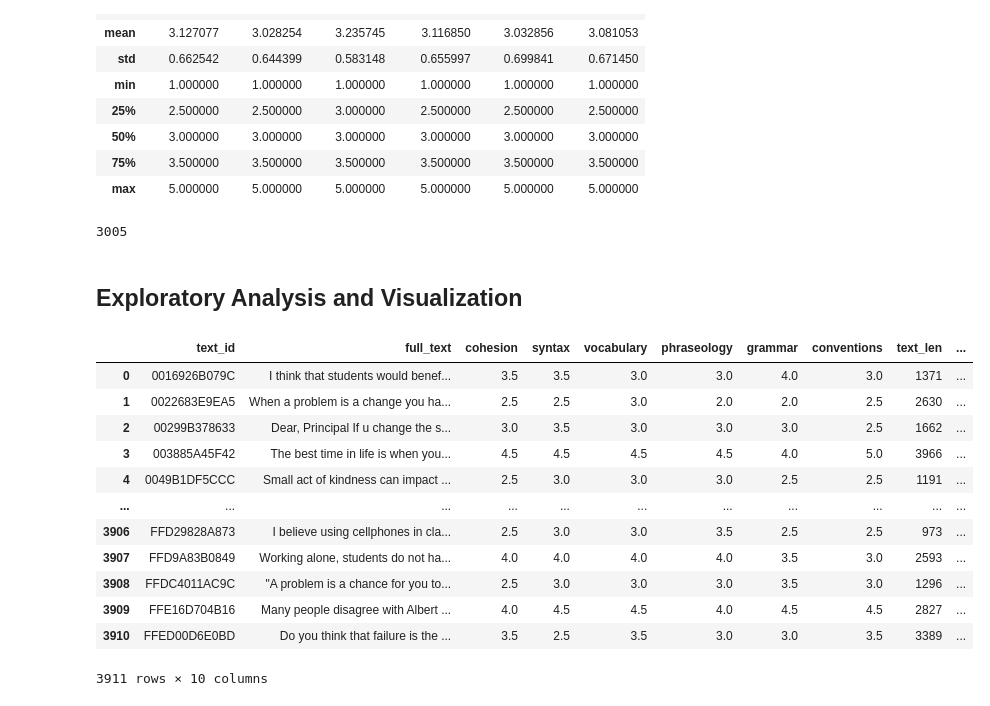
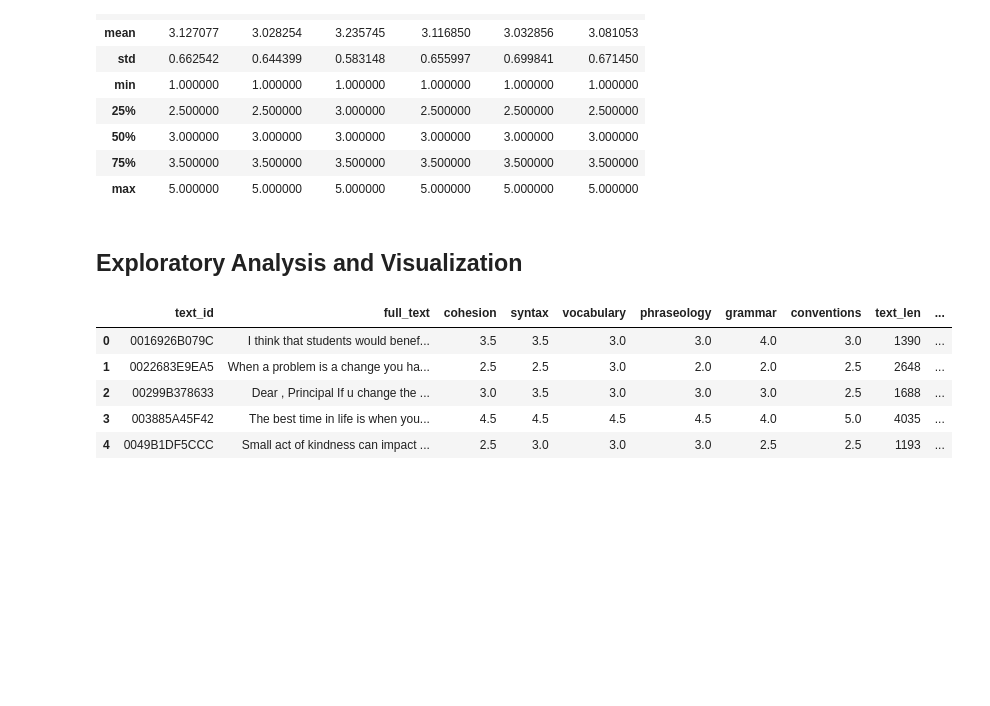
Before and after one commit to anovaYa/DA-Projects, a Jupyter notebook: ELL EDA/ell.ipynb, the cells around one changed output. Cells and saved outputs as stored; diff of their text form; code cells hidden in the pictures; blank space fills up the shorter version.

```diff
--- a/ELL EDA/ell.ipynb
+++ b/ELL EDA/ell.ipynb
@@ -81,36 +83,33 @@ ellTrainData.describe()
 | 50% | 3.000000 | 3.000000 | 3.000000 | 3.000000 | 3.000000 | 3.000000 |
 | 75% | 3.500000 | 3.500000 | 3.500000 | 3.500000 | 3.500000 | 3.500000 |
 | max | 5.000000 | 5.000000 | 5.000000 | 5.000000 | 5.000000 | 5.000000 |
+# %%
+ellTrainData['full_text'] = ellTrainData['full_text'].astype(str)
 # %%
-ellTrainData['full_text'] = ellTrainData['full_text'].replace(r'[^A-Za-z0-9.,!?\'\"]+', ' ', regex=True)
+ellTrainData['full_text'] = ellTrainData['full_text'].replace(r'[^A-Za-z0-9.,!?\']+', ' ', regex=True)
-# %%
-num = 0
-for i in range(3911):
-    num += ellTrainData['full_text'][i].count('\"')
-num
-# %% [output]
-3005
+# %%
+def remove_extra_whitespaces_func(text):
+    return re.sub(r'^\s*|\s\s*', ' ', text).strip()
+
+def add_whitespaces_func(text):
+    return re.sub('(?<![A-Z])([.,-])(?![A-Z]+)', r' \g<1> ', text)
+# %%
+ellTrainData['full_text'] = ellTrainData['full_text'].apply(add_whitespaces_func)
+ellTrainData['full_text'] = ellTrainData['full_text'].apply(remove_extra_whitespaces_func)
 # %% [markdown]
 ## Exploratory Analysis and Visualization
 # %%
 ellTrainData['text_len'] = ellTrainData['full_text'].apply(lambda x: len(x))
 ellTrainData['words_num'] = ellTrainData['full_text'].apply(lambda x: len(x.split()))
 # %%
-ellTrainData
+ellTrainData.head()
 # %% [output]
 |  | text_id | full_text | cohesion | syntax | vocabulary | phraseology | grammar | conventions | text_len | ... |
-| 0 | 0016926B079C | I think that students would benef... | 3.5 | 3.5 | 3.0 | 3.0 | 4.0 | 3.0 | 1371 | ... |
-| 1 | 0022683E9EA5 | When a problem is a change you ha... | 2.5 | 2.5 | 3.0 | 2.0 | 2.0 | 2.5 | 2630 | ... |
-| 2 | 00299B378633 | Dear, Principal If u change the s... | 3.0 | 3.5 | 3.0 | 3.0 | 3.0 | 2.5 | 1662 | ... |
-| 3 | 003885A45F42 | The best time in life is when you... | 4.5 | 4.5 | 4.5 | 4.5 | 4.0 | 5.0 | 3966 | ... |
-| 4 | 0049B1DF5CCC | Small act of kindness can impact ... | 2.5 | 3.0 | 3.0 | 3.0 | 2.5 | 2.5 | 1191 | ... |
-| ... | ... | ... | ... | ... | ... | ... | ... | ... | ... | ... |
-| 3906 | FFD29828A873 | I believe using cellphones in cla... | 2.5 | 3.0 | 3.0 | 3.5 | 2.5 | 2.5 | 973 | ... |
-| 3907 | FFD9A83B0849 | Working alone, students do not ha... | 4.0 | 4.0 | 4.0 | 4.0 | 3.5 | 3.0 | 2593 | ... |
-| 3908 | FFDC4011AC9C | "A problem is a chance for you to... | 2.5 | 3.0 | 3.0 | 3.0 | 3.5 | 3.0 | 1296 | ... |
-| 3909 | FFE16D704B16 | Many people disagree with Albert ... | 4.0 | 4.5 | 4.5 | 4.0 | 4.5 | 4.5 | 2827 | ... |
-| 3910 | FFED00D6E0BD | Do you think that failure is the ... | 3.5 | 2.5 | 3.5 | 3.0 | 3.0 | 3.5 | 3389 | ... |
+| 0 | 0016926B079C | I think that students would benef... | 3.5 | 3.5 | 3.0 | 3.0 | 4.0 | 3.0 | 1390 | ... |
+| 1 | 0022683E9EA5 | When a problem is a change you ha... | 2.5 | 2.5 | 3.0 | 2.0 | 2.0 | 2.5 | 2648 | ... |
+| 2 | 00299B378633 | Dear , Principal If u change the ... | 3.0 | 3.5 | 3.0 | 3.0 | 3.0 | 2.5 | 1688 | ... |
+| 3 | 003885A45F42 | The best time in life is when you... | 4.5 | 4.5 | 4.5 | 4.5 | 4.0 | 5.0 | 4035 | ... |
+| 4 | 0049B1DF5CCC | Small act of kindness can impact ... | 2.5 | 3.0 | 3.0 | 3.0 | 2.5 | 2.5 | 1193 | ... |
-3911 rows × 10 columns
 # %%
 # Length of full_text and words num
 fig, ax = plt.subplots(2, 2, figsize=(15, 8))
```
Also changed, not shown: parts of 9 cells of this notebook, 1 other file.
